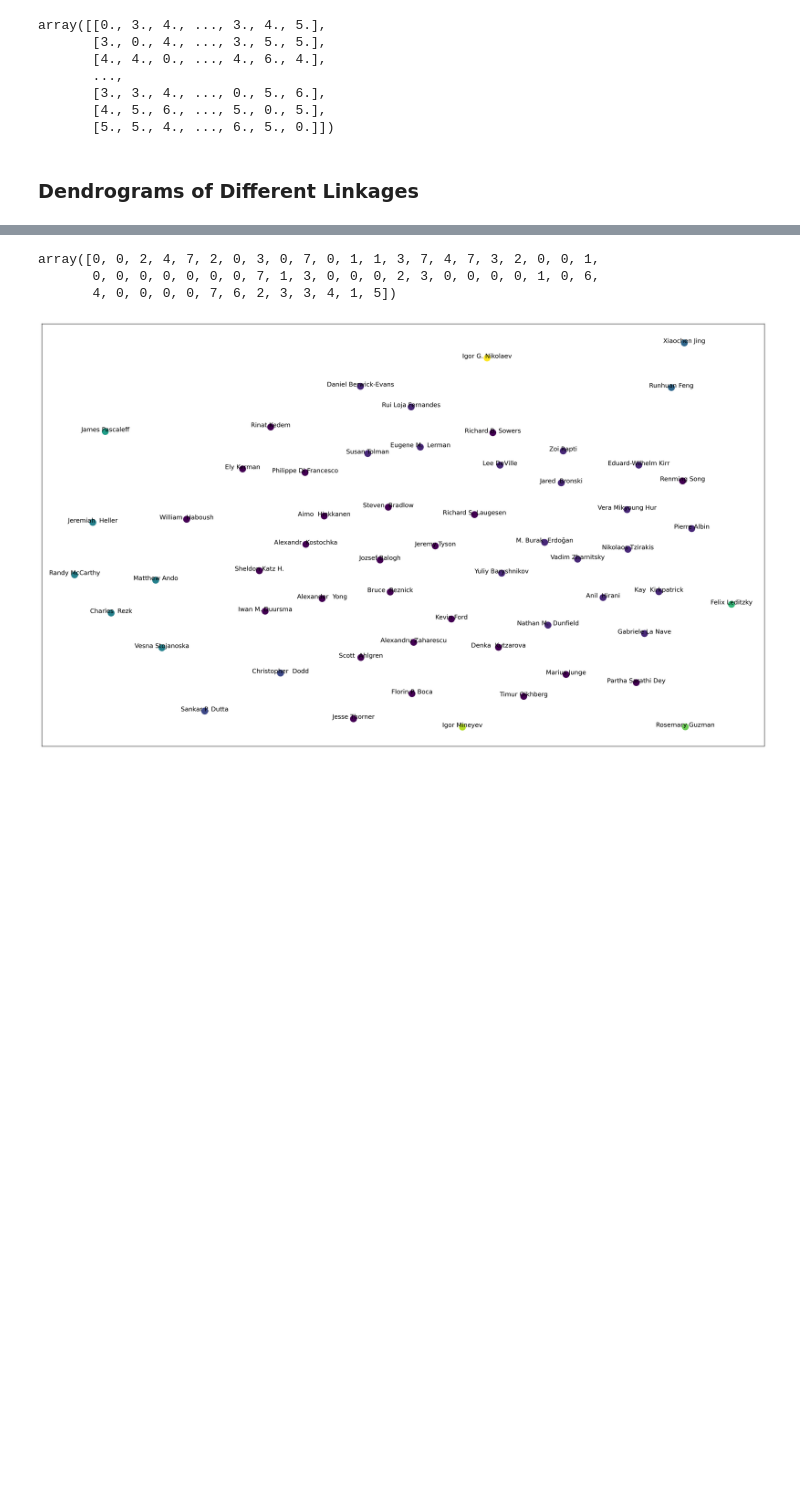
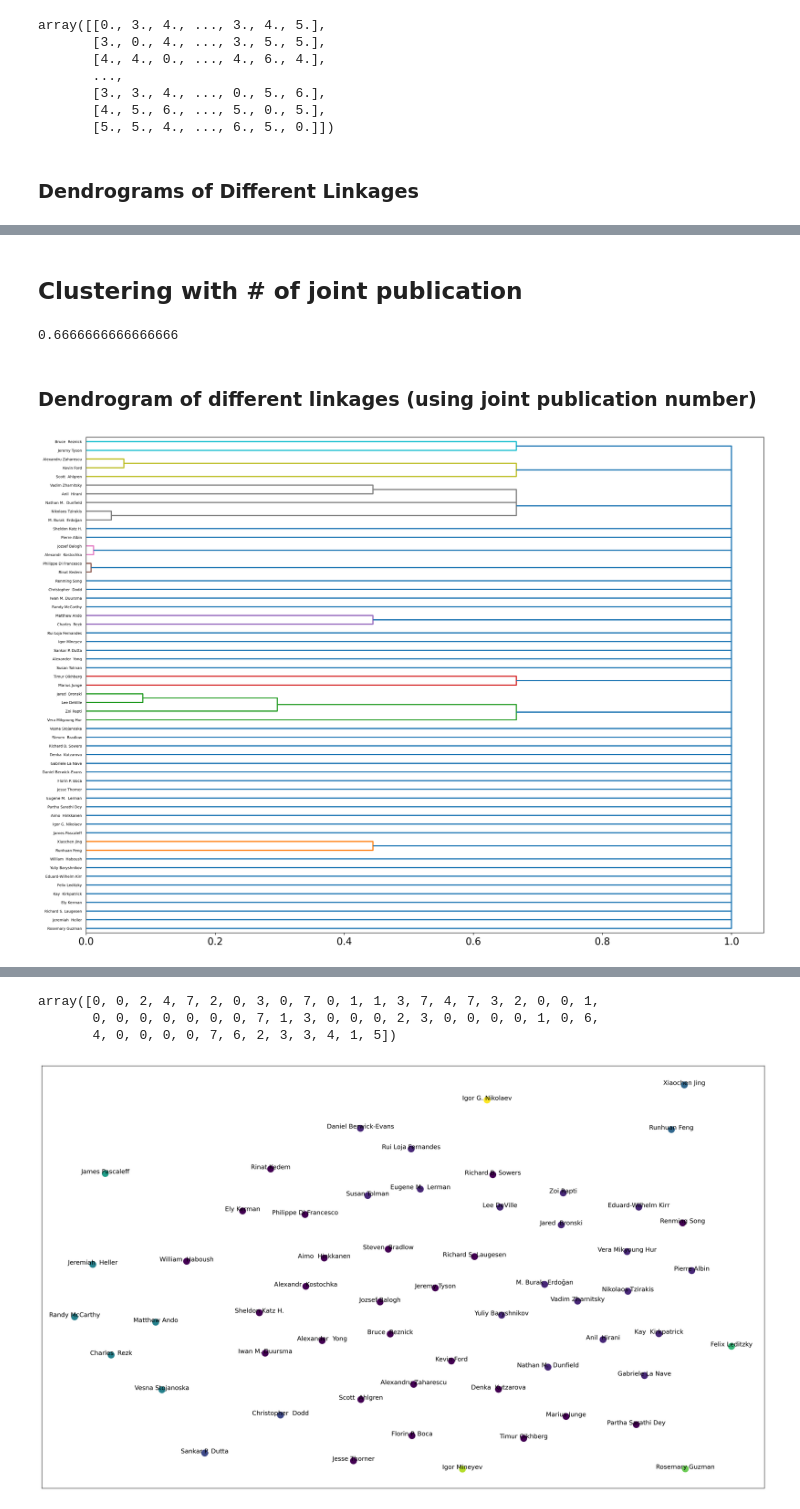
Before and after one commit to CoulsonZhang/Deep_Structure, a Jupyter notebook: Clustering/hierachical.ipynb, the cells around one changed output, grey strips where cells are left out. Saved outputs shown, nothing was run; the diff lists cells and outputs as text; code cells hidden in the pictures; blank space fills up the shorter version.

Commit message:
pw:clustering w/ joint pub

```diff
--- a/Clustering/hierachical.ipynb
+++ b/Clustering/hierachical.ipynb
@@ -137,0 +125,2 @@ for i, merge in enumerate(cl.children_):
+# %% [markdown]
+## Clustering with # of joint publication
@@ -137,0 +130,51 @@ for i, merge in enumerate(cl.children_):
+# %%
+# Construct similarity matrix and distance matrix
+num_ppl = len(faculties)
+similarity_joint = np.zeros((num_ppl, num_ppl))
+i = 0
+j = 1
+for key, val in joint_pub.items():
+    similarity_joint[i, j] = val
+    j += 1
+    if j == num_ppl:
+        i += 1
+        j = i + 1
+        pass
+    pass
+
+similarity_joint += similarity_joint.T
+distance_joint = 1 / np.power(1.5, similarity_joint)
+np.fill_diagonal(distance_joint, 0)
+# %%
+distance_joint[18, 35]
+# %% [output]
+0.6666666666666666
+# %% [markdown]
+### Dendrogram of different linkages (using joint publication number)
+# %%
+truncate_level = -1        # Draw dendrogram with at most "truncate_level" levels. (-1 to show the complete dendrogram)
+kwarg = {"truncate_mode": "level", "p": truncate_level, "orientation": "right", "labels": faculties}
+# %%
+# Single
+cl = AgglomerativeClustering(distance_threshold=0, n_clusters=None, affinity='precomputed',
+                             compute_full_tree=True, linkage='single', compute_distances=True)
+cl.fit(distance_joint)
+n_samples = len(cl.labels_)
+counts = np.zeros(cl.children_.shape[0])
+plt.figure(figsize=(20, 15), dpi=300)
+for i, merge in enumerate(cl.children_):
+    current_count = 0
+    for child_idx in merge:
+        if child_idx < n_samples:
+            current_count += 1  # leaf node
+        else:
+            current_count += counts[child_idx - n_samples]
+    counts[i] = current_count
+
+    linkage_matrix = np.column_stack(
+        [cl.children_, cl.distances_, counts]
+    ).astype(float)
+    dendrogram(linkage_matrix, **kwarg)
+    pass
+# %% [output]
+[figure, added]
```
Also changed, not shown: parts of 10 cells of this notebook.
